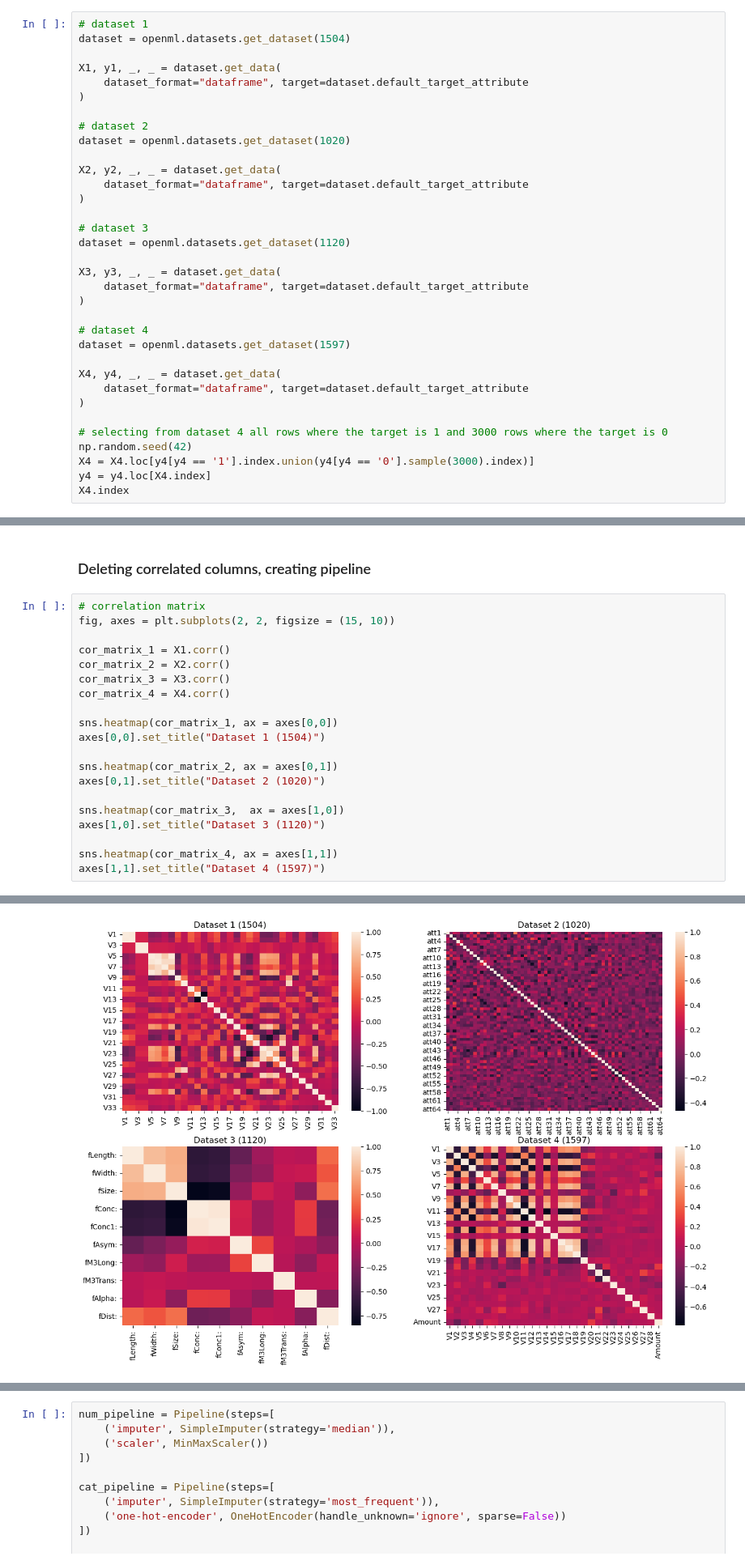
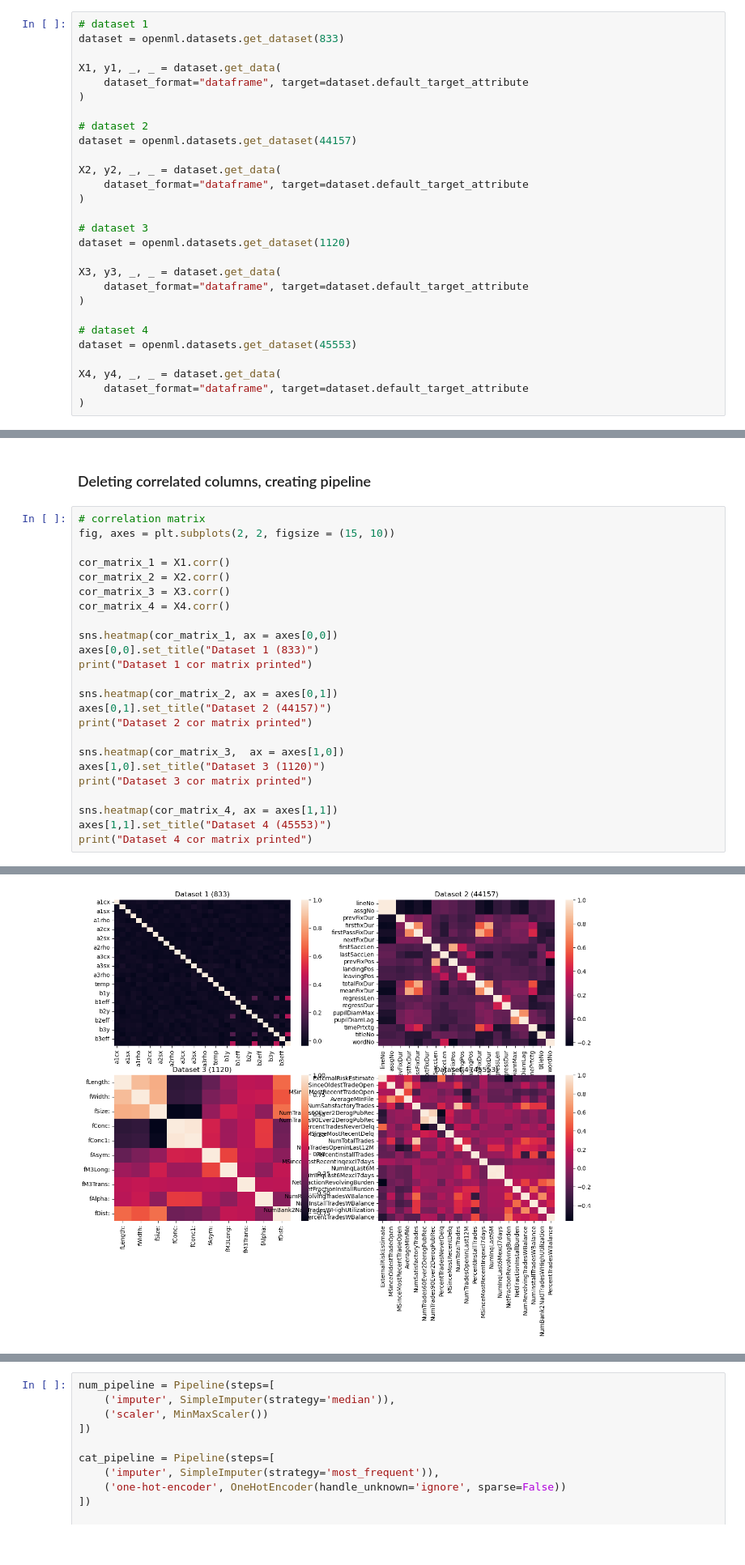
Before and after one commit to kateqwerty001/AutoML-tunability, a Jupyter notebook: Experiment.ipynb, the cells around one changed output, grey strips where cells are left out. Shown at 81% size. Drawn from its saved outputs; the diff is of its cells as text.

```diff
--- a/Experiment.ipynb
+++ b/Experiment.ipynb
@@ -35,14 +35,14 @@ from sklearn.model_selection import RandomizedSearchCV
 from RandomSearch.RandomSearchWithMetrics import RandomSearchWithMetrics
 # %%
 # dataset 1
-dataset = openml.datasets.get_dataset(1504)
+dataset = openml.datasets.get_dataset(833)
 
 X1, y1, _, _ = dataset.get_data(
     dataset_format="dataframe", target=dataset.default_target_attribute
 )
 
 # dataset 2
-dataset = openml.datasets.get_dataset(1020)
+dataset = openml.datasets.get_dataset(44157)
 
 X2, y2, _, _ = dataset.get_data(
     dataset_format="dataframe", target=dataset.default_target_attribute
@@ -56,14 +56,8 @@ X3, y3, _, _ = dataset.get_data(
 )
 
 # dataset 4
-dataset = openml.datasets.get_dataset(1597)
+dataset = openml.datasets.get_dataset(45553)
 
 X4, y4, _, _ = dataset.get_data(
     dataset_format="dataframe", target=dataset.default_target_attribute
 )
-
-# selecting from dataset 4 all rows where the target is 1 and 3000 rows where the target is 0
-np.random.seed(42)
-X4 = X4.loc[y4[y4 == '1'].index.union(y4[y4 == '0'].sample(3000).index)]
-y4 = y4.loc[X4.index]
-X4.index
@@ -86,14 +73,18 @@ cor_matrix_3 = X3.corr()
 cor_matrix_4 = X4.corr()
 
 sns.heatmap(cor_matrix_1, ax = axes[0,0])
-axes[0,0].set_title("Dataset 1 (1504)")
+axes[0,0].set_title("Dataset 1 (833)")
+print("Dataset 1 cor matrix printed")
 
 sns.heatmap(cor_matrix_2, ax = axes[0,1])
-axes[0,1].set_title("Dataset 2 (1020)")
+axes[0,1].set_title("Dataset 2 (44157)")
+print("Dataset 2 cor matrix printed")
 
 sns.heatmap(cor_matrix_3,  ax = axes[1,0])
 axes[1,0].set_title("Dataset 3 (1120)")
+print("Dataset 3 cor matrix printed")
 
 sns.heatmap(cor_matrix_4, ax = axes[1,1])
-axes[1,1].set_title("Dataset 4 (1597)")
+axes[1,1].set_title("Dataset 4 (45553)")
+print("Dataset 4 cor matrix printed")
 # %% [output]
@@ -101,4 +95,4 @@ Text(0.5, 1.0, 'Dataset 4 (1597)')
-[figure, old version]
+[figure, new version]
 # %%
 # distribution on targets
 fig, axes = plt.subplots(2, 2, figsize = (15, 10))
```
Also changed, not shown: parts of 17 cells of this notebook, 17 other files.
